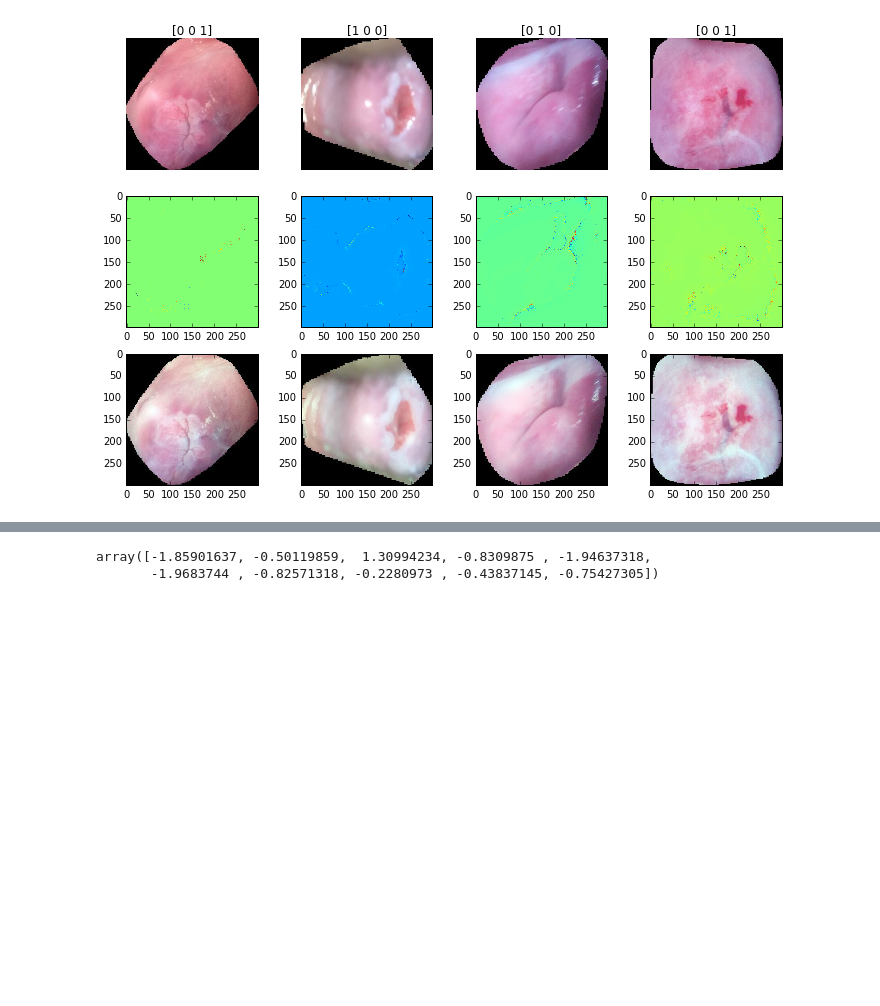
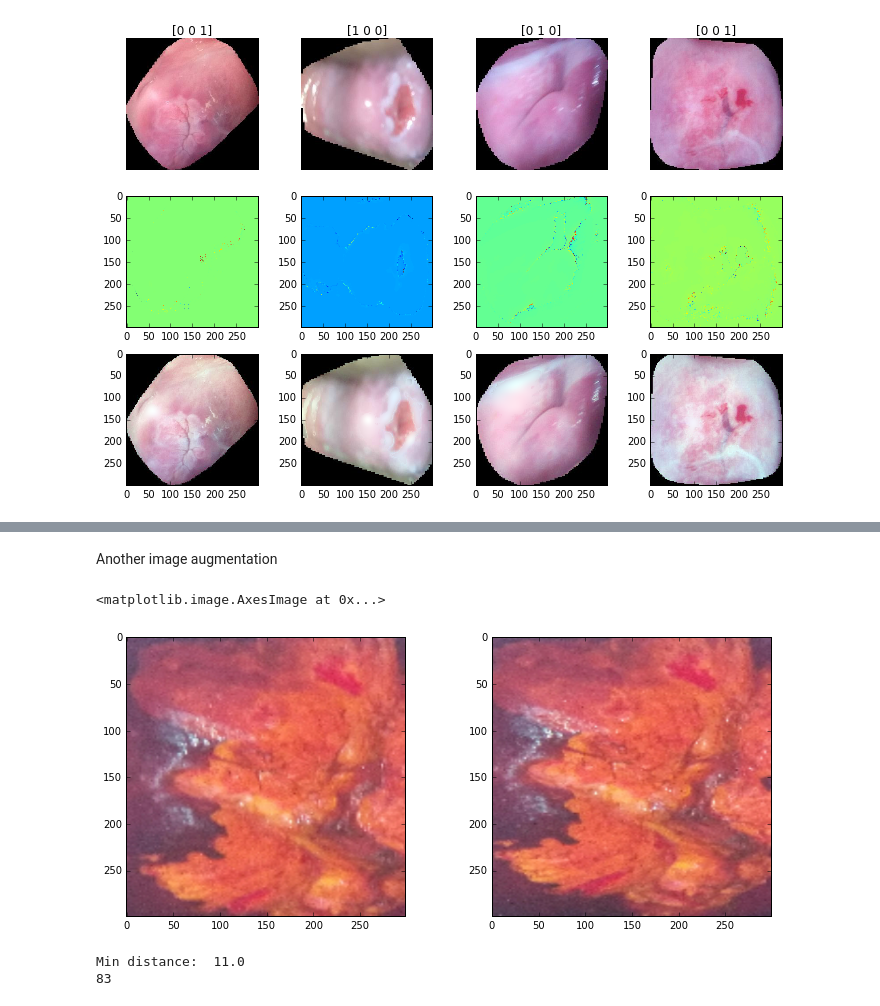
Before and after one commit to vfdev-5/Intel_MobileODT, a Jupyter notebook: notebooks/check_data_iterators.ipynb, the cells around one changed output, grey strips where cells are left out. Cells and saved outputs as stored; diff of their text form; code cells hidden in the pictures; blank space fills up the shorter version.

```diff
--- a/notebooks/check_data_iterators.ipynb
+++ b/notebooks/check_data_iterators.ipynb
@@ -705,0 +724,2 @@ import numpy as np
+# %% [markdown]
+Another image augmentation
@@ -706,5 +732,21 @@ import numpy as np
 # %%
-np.random.randn(10)
+np.random.seed(2017)
-# %% [output]
-array([-1.85901637, -0.50119859,  1.30994234, -0.8309875 , -1.94637318,
-       -1.9683744 , -0.82571318, -0.2280973 , -0.43837145, -0.75427305])
+# %%
+# index = np.random.randint(len(type_1_ids))
+# image_id = type_1_ids[index]
+image_id = '1426'
+img1 = get_cervix_image(image_id, "AType_3")
+
+# index = np.random.randint(len(type_1_ids))
+# image_id = type_1_ids[index]
+image_id = '1489'
+img2 = get_cervix_image(image_id, "AType_3")
+# %%
+plt_st(12, 5)
+plt.subplot(121)
+plt.imshow(img1)
+plt.subplot(122)
+plt.imshow(img2)
+# %% [output]
+<matplotlib.image.AxesImage at 0x...>
+[figure, added]
@@ -710,0 +763,15 @@ array([-1.85901637, -0.50119859,  1.30994234, -0.8309875 , -1.94637318,
+# %%
+# Match descriptors.
+matches = bf.match(des1, des2)
+# Sort them in the order of their distance.
+min_distance = 35
+good_matches = []
+matches = sorted(matches, key=lambda x: x.distance)
+print "Min distance: ", matches[0].distance
+for m in matches:
+    if m.distance <= min_distance:
+        good_matches.append(m)
+print len(good_matches)
+# %% [output]
+Min distance:  11.0
+83
```
Also changed, not shown: parts of 18 cells of this notebook, 34 other files.
